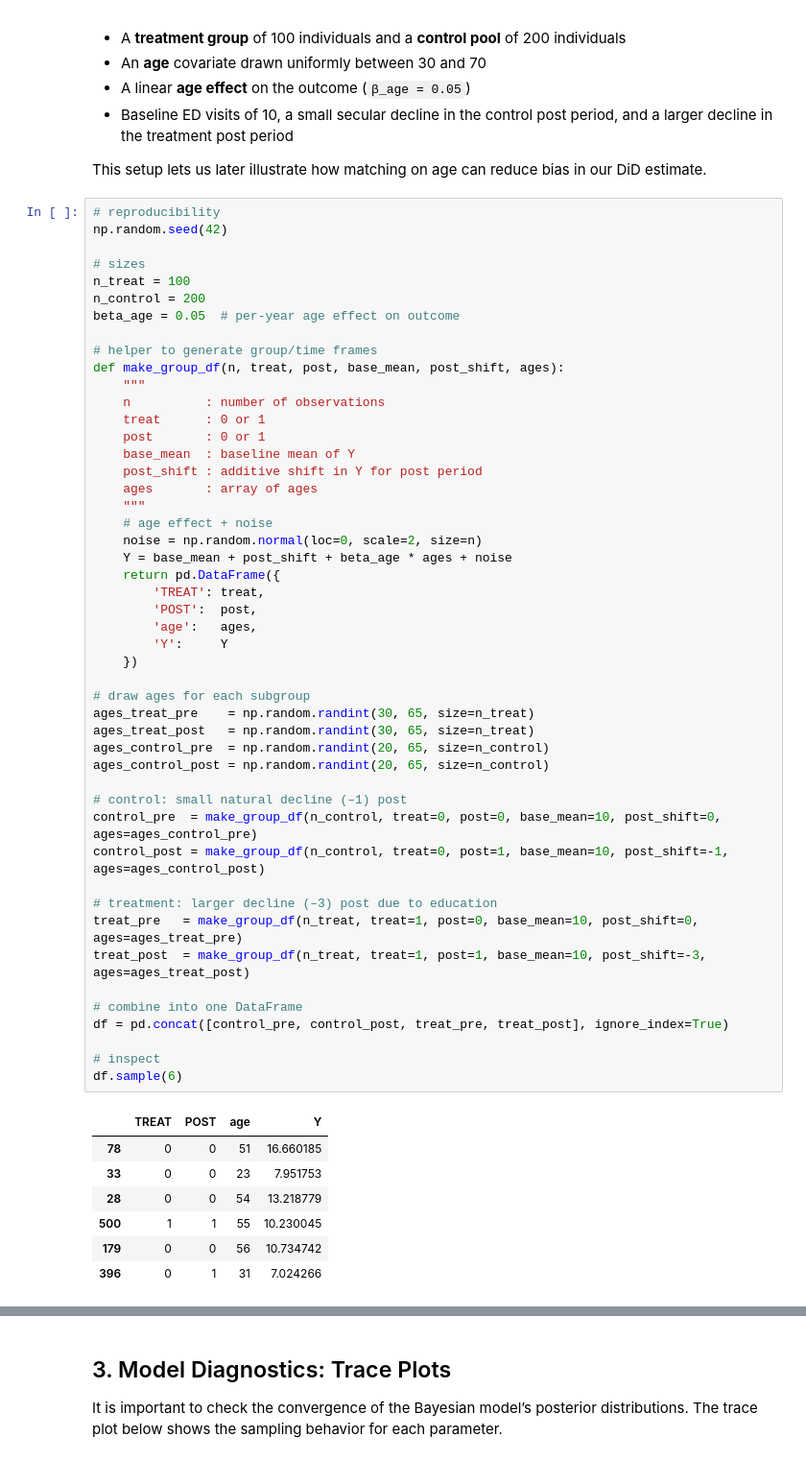
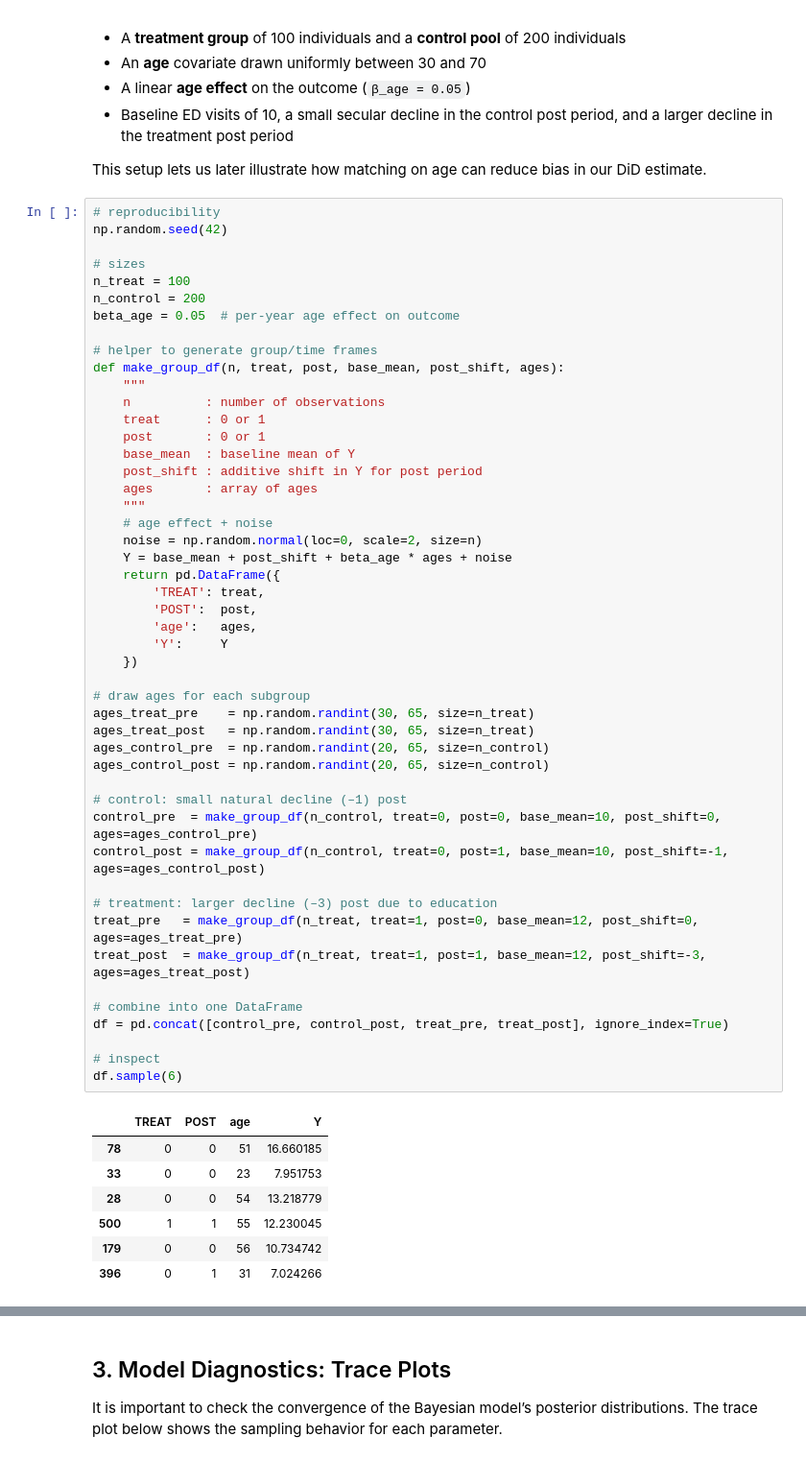
Before and after one commit to dmburt/BayesianInference, a Jupyter notebook: notebooks/bistro/Bistro Examples.ipynb, the cells around one changed output, grey strips where cells are left out. Shown at 96% size. Saved outputs shown, nothing was run; the diff lists cells and outputs as text.

```diff
--- a/notebooks/bistro/Bistro Examples.ipynb
+++ b/notebooks/bistro/Bistro Examples.ipynb
@@ -86,36 +86,36 @@ def make_group_df(n, treat, post, base_mean, post_shift, ages):
     Y = base_mean + post_shift + beta_age * ages + noise
     return pd.DataFrame({
         'TREAT': treat,
         'POST':  post,
         'age':   ages,
         'Y':     Y
     })
 
 # draw ages for each subgroup
 ages_treat_pre    = np.random.randint(30, 65, size=n_treat)
 ages_treat_post   = np.random.randint(30, 65, size=n_treat)
 ages_control_pre  = np.random.randint(20, 65, size=n_control)
 ages_control_post = np.random.randint(20, 65, size=n_control)
 
 # control: small natural decline (–1) post
 control_pre  = make_group_df(n_control, treat=0, post=0, base_mean=10, post_shift=0,  ages=ages_control_pre)
 control_post = make_group_df(n_control, treat=0, post=1, base_mean=10, post_shift=-1, ages=ages_control_post)
 
 # treatment: larger decline (–3) post due to education
-treat_pre   = make_group_df(n_treat, treat=1, post=0, base_mean=10, post_shift=0,  ages=ages_treat_pre)
-treat_post  = make_group_df(n_treat, treat=1, post=1, base_mean=10, post_shift=-3, ages=ages_treat_post)
+treat_pre   = make_group_df(n_treat, treat=1, post=0, base_mean=12, post_shift=0,  ages=ages_treat_pre)
+treat_post  = make_group_df(n_treat, treat=1, post=1, base_mean=12, post_shift=-3, ages=ages_treat_post)
 
 # combine into one DataFrame
 df = pd.concat([control_pre, control_post, treat_pre, treat_post], ignore_index=True)
 
 # inspect
 df.sample(6)
 # %% [output]
 |  | TREAT | POST | age | Y |
 | 78 | 0 | 0 | 51 | 16.660185 |
 | 33 | 0 | 0 | 23 | 7.951753 |
 | 28 | 0 | 0 | 54 | 13.218779 |
-| 500 | 1 | 1 | 55 | 10.230045 |
+| 500 | 1 | 1 | 55 | 12.230045 |
 | 179 | 0 | 0 | 56 | 10.734742 |
 | 396 | 0 | 1 | 31 | 7.024266 |
 # %% [markdown]
```
Also changed, not shown: parts of 7 cells of this notebook.
